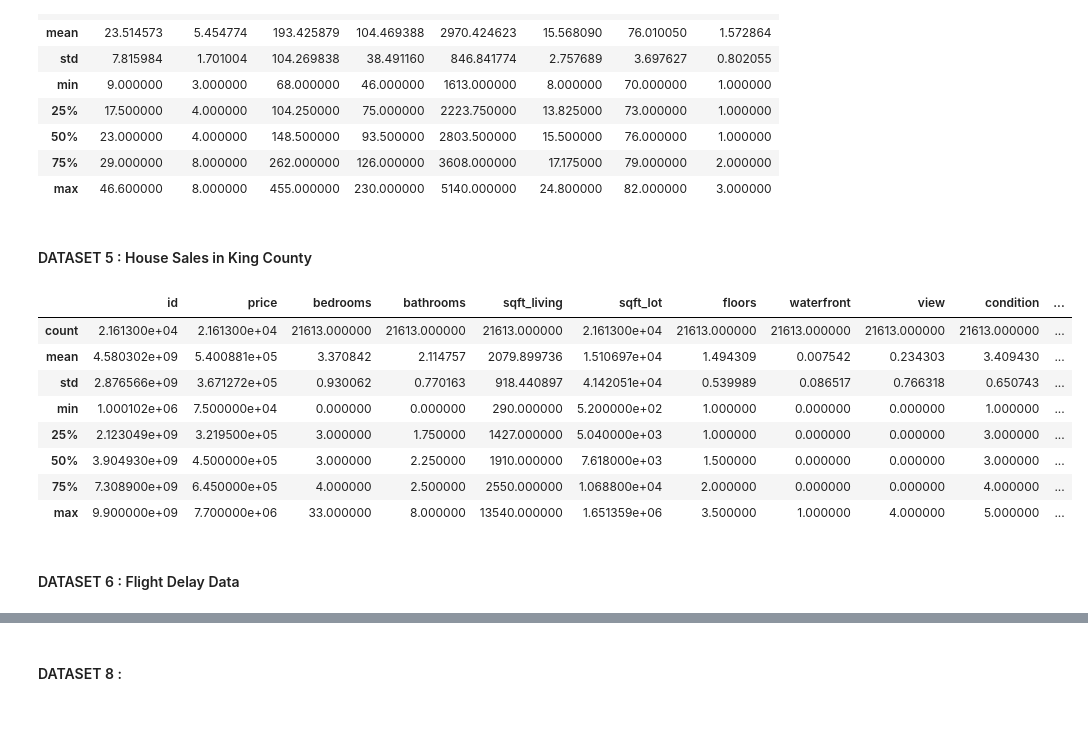
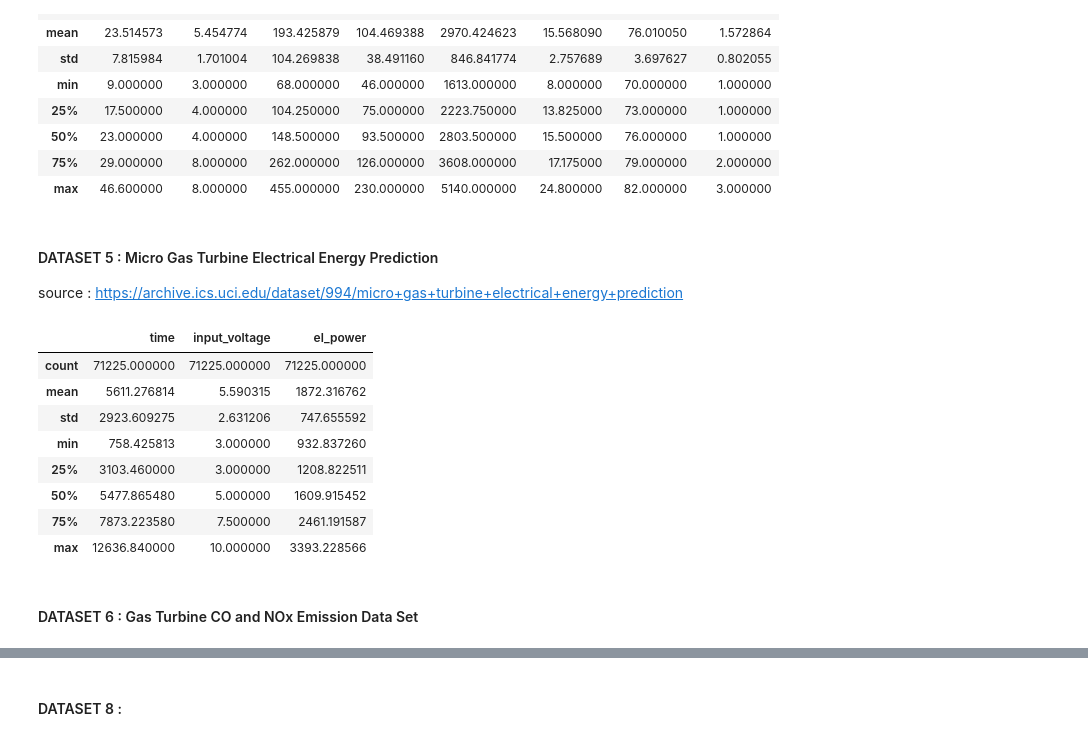
Before and after one commit to Shulhann/simulated-quantum-annealing-regression, a Jupyter notebook: dataset/dataprep.ipynb, the cells around one changed output, grey strips where cells are left out. Saved outputs shown, nothing was run; the diff lists cells and outputs as text; code cells hidden in the pictures.

Commit message:
change some dataset (5, 6, and 7) for evaluation

```diff
--- a/dataset/dataprep.ipynb
+++ b/dataset/dataprep.ipynb
@@ -114,20 +114,21 @@ dataset_4 = dataset_4[new_column_order]
 # %%
 dataset_4.to_csv('processed dataset/dataset_4.csv', index=False)
 # %% [markdown]
-#### DATASET 5 : House Sales in King County
+#### DATASET 5 : Micro Gas Turbine Electrical Energy Prediction
+source : https://archive.ics.uci.edu/dataset/994/micro+gas+turbine+electrical+energy+prediction
 # %%
-dataset_5 = pd.read_csv('raw dataset/kc_house_data.csv')
+dataset_5 = pd.read_csv('raw dataset/Micro Gas Turbine Electrical Energy.csv')
 dataset_5.describe()
 # %% [output]
-|  | id | price | bedrooms | bathrooms | sqft_living | sqft_lot | floors | waterfront | view | condition | ... |
-| count | 2.161300e+04 | 2.161300e+04 | 21613.000000 | 21613.000000 | 21613.000000 | 2.161300e+04 | 21613.000000 | 21613.000000 | 21613.000000 | 21613.000000 | ... |
-| mean | 4.580302e+09 | 5.400881e+05 | 3.370842 | 2.114757 | 2079.899736 | 1.510697e+04 | 1.494309 | 0.007542 | 0.234303 | 3.409430 | ... |
-| std | 2.876566e+09 | 3.671272e+05 | 0.930062 | 0.770163 | 918.440897 | 4.142051e+04 | 0.539989 | 0.086517 | 0.766318 | 0.650743 | ... |
-| min | 1.000102e+06 | 7.500000e+04 | 0.000000 | 0.000000 | 290.000000 | 5.200000e+02 | 1.000000 | 0.000000 | 0.000000 | 1.000000 | ... |
-| 25% | 2.123049e+09 | 3.219500e+05 | 3.000000 | 1.750000 | 1427.000000 | 5.040000e+03 | 1.000000 | 0.000000 | 0.000000 | 3.000000 | ... |
-| 50% | 3.904930e+09 | 4.500000e+05 | 3.000000 | 2.250000 | 1910.000000 | 7.618000e+03 | 1.500000 | 0.000000 | 0.000000 | 3.000000 | ... |
-| 75% | 7.308900e+09 | 6.450000e+05 | 4.000000 | 2.500000 | 2550.000000 | 1.068800e+04 | 2.000000 | 0.000000 | 0.000000 | 4.000000 | ... |
-| max | 9.900000e+09 | 7.700000e+06 | 33.000000 | 8.000000 | 13540.000000 | 1.651359e+06 | 3.500000 | 1.000000 | 4.000000 | 5.000000 | ... |
+|  | time | input_voltage | el_power |
+| count | 71225.000000 | 71225.000000 | 71225.000000 |
+| mean | 5611.276814 | 5.590315 | 1872.316762 |
+| std | 2923.609275 | 2.631206 | 747.655592 |
+| min | 758.425813 | 3.000000 | 932.837260 |
+| 25% | 3103.460000 | 3.000000 | 1208.822511 |
+| 50% | 5477.865480 | 5.000000 | 1609.915452 |
+| 75% | 7873.223580 | 7.500000 | 2461.191587 |
+| max | 12636.840000 | 10.000000 | 3393.228566 |
 # %%
 numerical_cols = dataset_5.select_dtypes(include=['float64', 'int64']).columns
 dataset_5[numerical_cols] = MinMaxScaler().fit_transform(dataset_5[numerical_cols])
@@ -138,5 +138,5 @@ dataset_5 = dataset_5[new_column_order]
 # %%
 dataset_5.to_csv('processed dataset/dataset_5.csv', index=False)
 # %% [markdown]
-#### DATASET 6 : Flight Delay Data
+#### DATASET 6 : Gas Turbine CO and NOx Emission Data Set
 # %%
```
Also changed, not shown: parts of 15 cells of this notebook, 18 other files.
